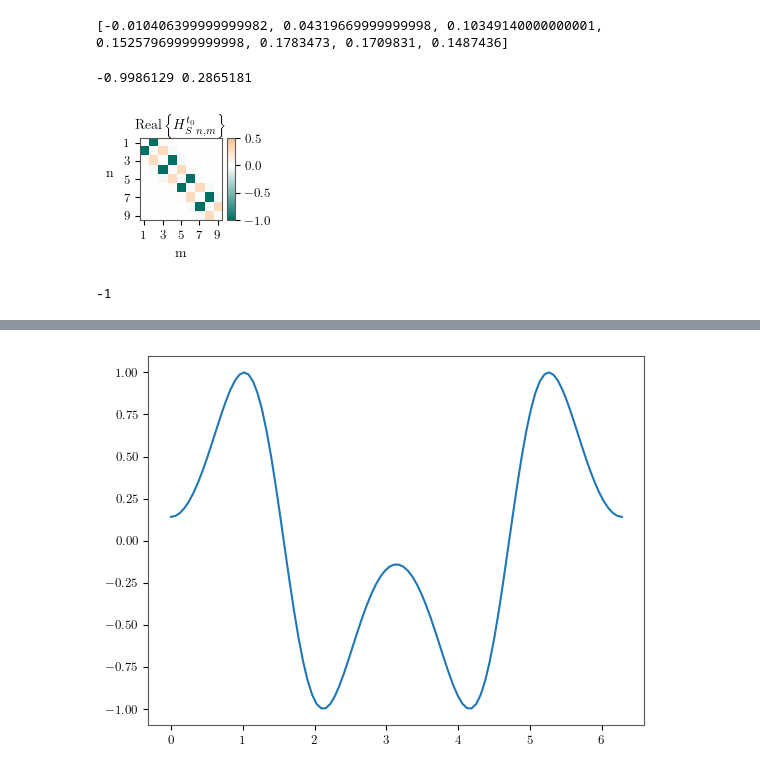
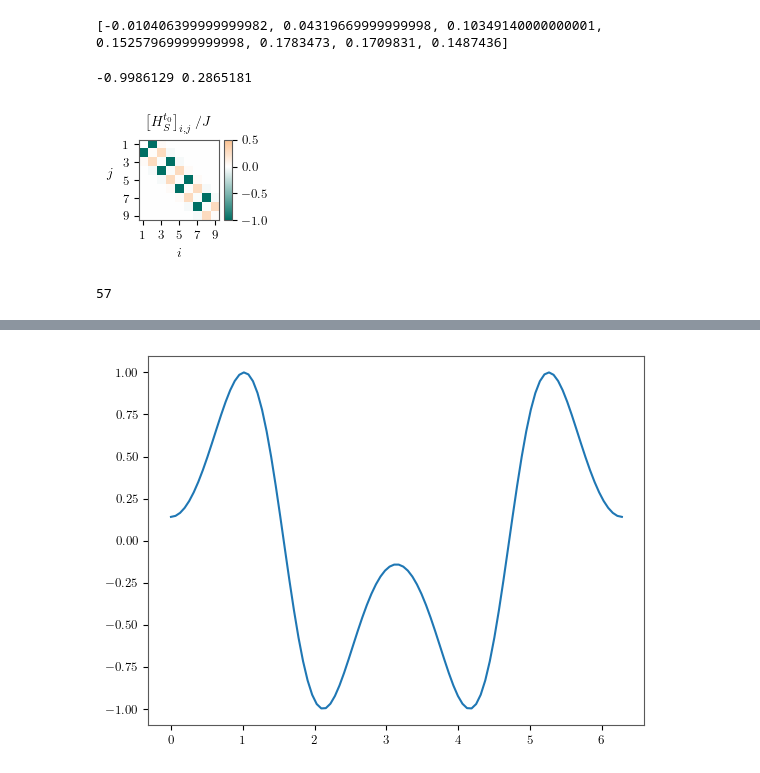
Before and after one commit to georgianixon/floquet-simulations, a Jupyter notebook: jupyter/local_mod_paper_figures/hamiltonian_plots_for_paper.ipynb, the cells around one changed output, grey strips where cells are left out. Drawn from its saved outputs; the diff is of its cells as text; code cells hidden in the pictures.

```diff
--- a/jupyter/local_mod_paper_figures/hamiltonian_plots_for_paper.ipynb
+++ b/jupyter/local_mod_paper_figures/hamiltonian_plots_for_paper.ipynb
@@ -86,36 +87,36 @@ for t0 in [0,pi/4, pi/2, 3*pi/4]:
 #SSH
 
 num_sites = 9
 centres = np.array(range(num_sites))
 funcs = [Cosine]*num_sites
 a1 = 39; a2 = 38; a3=-a1; a4=-a2
 omega0 = 25; T = 2*pi/omega0
 phi1 = 0; phi2 = 0; phi3 = 0; phi4 = 0
 onsite1 =0; onsite2 = 0;  onsite3=0;onsite4 = 0
 # params = [onsite0, [a1, omega1, phi1, onsite1], [(a2, a3), (omega2, omega3), (phi2, phi3), onsite2], [a4, omega4, phi4, onsite4]]*2
 params = ([ [a1, omega0, phi1, onsite1], [a2, omega0, phi2, onsite2], [a3, omega0, phi3, onsite3], [a4, omega0, phi4, onsite4]]*3)[:num_sites]
 _, HF = CreateHFGeneral(num_sites, centres, funcs, params, T, circle_boundary=0)
 
 colourbar_min = np.min(np.real(HF))
 colourbar_max = np.max(np.real(HF))
 
-ssh_plot_dir_path = Path().absolute().parent/"figures"/"paper"/"ssh_model.png"
+ssh_plot_dir_path = Path().absolute().parent.parent/"figures"/"paper"/"ssh_model.pdf"
 PlotParams(fontsize=10)
 import numpy as np
 from floquet_simulations.plot_functions import *
 
 colourbar_min = np.min(np.real(HF))
 colourbar_max = np.max(np.real(HF))
 print(colourbar_min, colourbar_max)
 
 PlotRealHamiltonian(HF, figsize=figsize_hams, colourbar_pad=0.05, colourbar_size_percentage=10,
                     save_location = ssh_plot_dir_path, axes_tick_pos=[0,2,4,6,8], axes_tick_labels=[1,3,5,7,9],
                     colourbar_cmap_lims=(-1,0.5), colourbar_ticks = np.arange(-1,1+.5,0.5))
 ssh_plot_dir_path.as_posix().find("pdf")
 # %% [output]
 -0.9986129 0.2865181
-[figure, old version]
+[figure, new version]
--1
+57
 # %%
 from floquet_simulations.hamiltonians import GetEvalsAndEvecsGen
 
```
Also changed, not shown: parts of 8 cells of this notebook, 4 other files.
